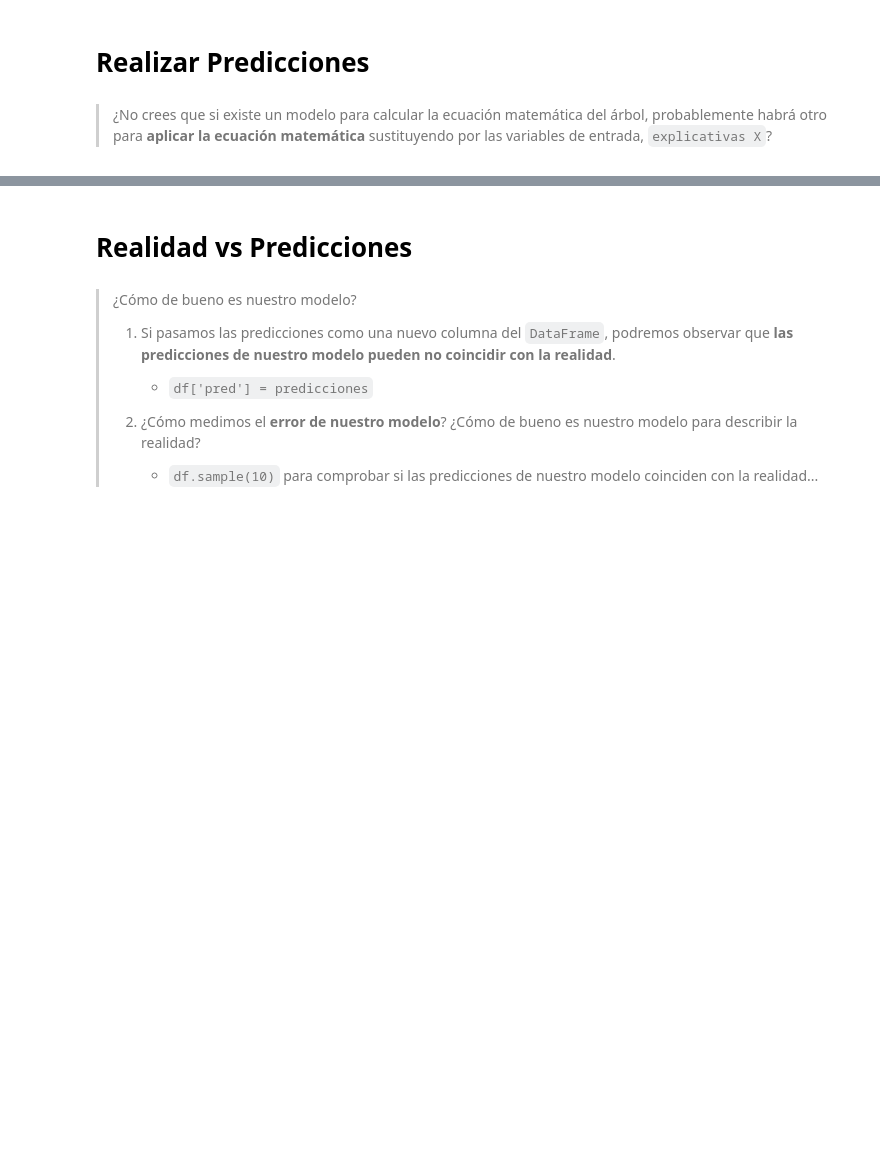
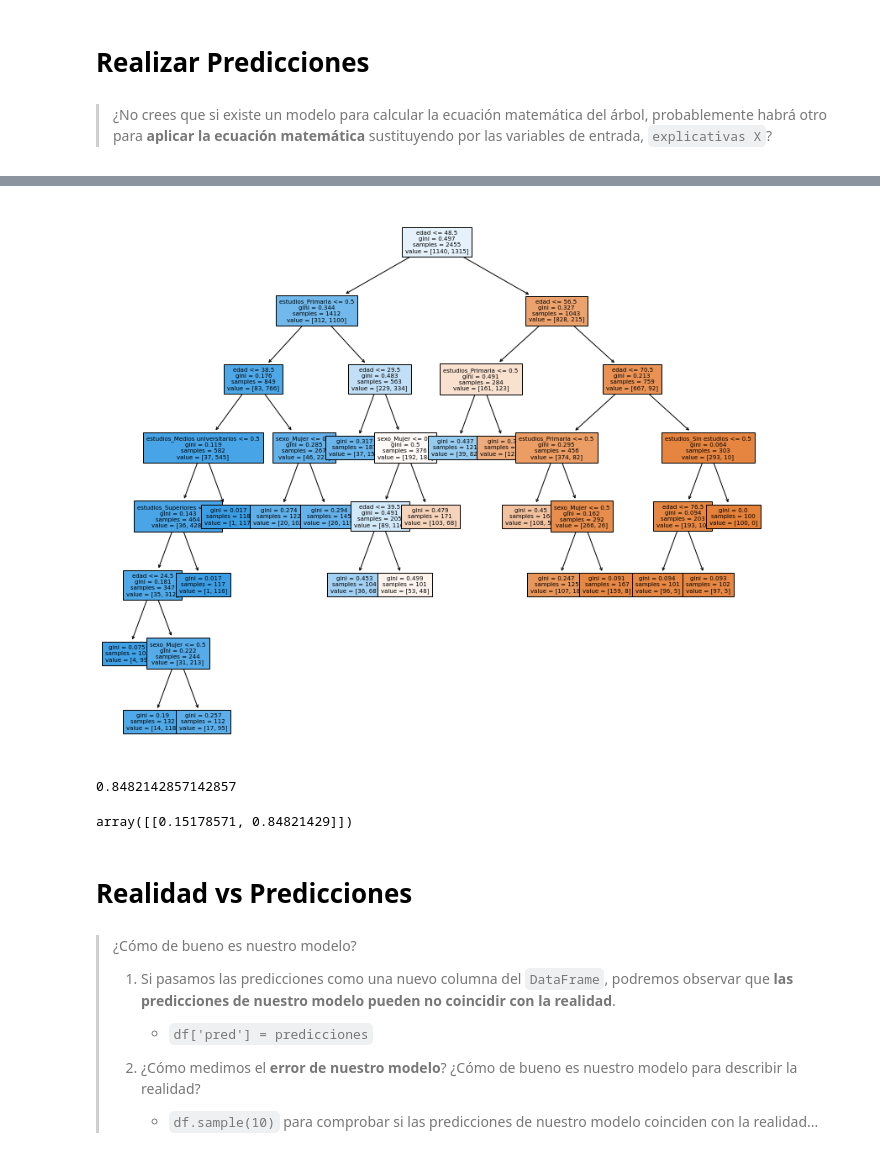
Before and after one commit to jaimee8/machine-learning-program, a Jupyter notebook: #03. Arboles de Decision/tarea.ipynb, the cells around one changed output, grey strips where cells are left out. Cells and saved outputs as stored; diff of their text form; code cells hidden in the pictures; blank space fills up the shorter version.

```diff
--- a/#03. Arboles de Decision/tarea.ipynb
+++ b/#03. Arboles de Decision/tarea.ipynb
@@ -34,4 +34,4 @@ df.head()
 > 3. Deberíamos convertir las columnas categóricas a 0s y 1s. Es decir, **Variables Dummy**. Para ello, usaremos la función `pd.get_dummies(df)`.
 # %%
 df.dtypes
-pd.get_dummies(df)
+df = pd.get_dummies(df,drop_first=True)
@@ -63,0 +64,3 @@ explanatory = df[['edad']]
+# %%
+target = df[['uso_internet']]
+explanatory = df.drop(labels='uso_internet', axis=1)
@@ -93,0 +220,2 @@ from sklearn.tree import DecisionTreeClassifier
+# %%
+model = DecisionTreeClassifier(min_samples_leaf=100)
@@ -94,3 +238,16 @@ from sklearn.tree import DecisionTreeClassifier
+# %%
+plt.figure(figsize=(14,12))
+plot_tree(decision_tree=model, fontsize=7, feature_names=explanatory.columns,filled=True);
+# %% [output]
+[figure, added]
+# %%
+95/112
+# %% [output]
+0.8482142857142857
+# %%
+model.predict_proba(input_juana)
+# %% [output]
+array([[0.15178571, 0.84821429]])
 # %% [markdown]
 # Realidad vs Predicciones
 # %% [markdown]
```
Also changed, not shown: parts of 51 cells of this notebook, 1 other file.
